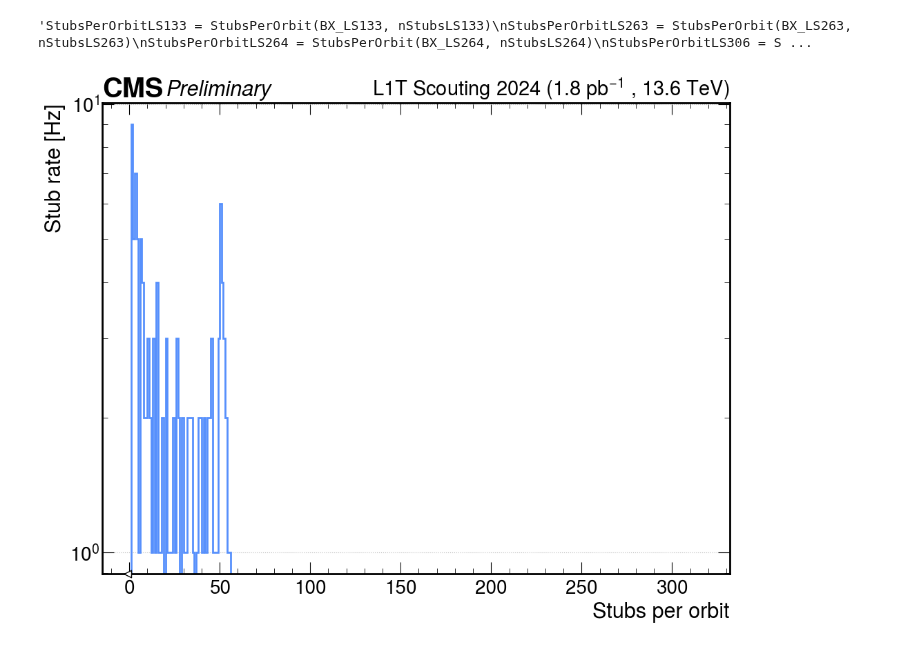
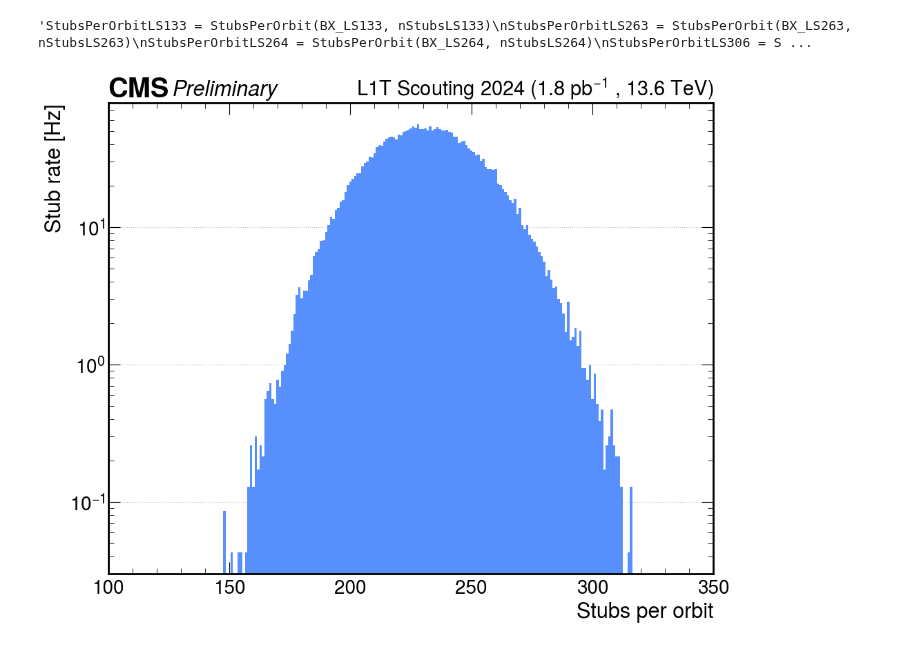
Before and after one commit to francescoreschio/Tesi-Triennale, a Jupyter notebook: Codice/Stubs.ipynb, the cells around one changed output. Cells and saved outputs as stored; diff of their text form; code cells hidden in the pictures.

```diff
--- a/Codice/Stubs.ipynb
+++ b/Codice/Stubs.ipynb
@@ -272,34 +272,34 @@ StubsPerOrbitLS306 = StubsPerOrbit(BX_LS306, nStubsLS306)'''
 # %%
 StubsPerOrbit = ConvertToHz(StubsPerOrbitLS133 + StubsPerOrbitLS263 + StubsPerOrbitLS264 + StubsPerOrbitLS306)
 
 fig, ax = plt.subplots(figsize= FIGSIZE, constrained_layout=True)
 
 set_label_font(ax, FONTSIZE)
 set_tick_font(ax, FONTSIZE - 2)
 draw_cms_label(ax, fontsize= FONTSIZE)
 
 bins = np.arange(1, len(StubsPerOrbit) + 1)
 
 StubsPerOrbit_Hist = hist.Hist(hist.axis.Variable(bins, name="Stubs", ))
 
 StubsPerOrbit_Hist.fill(Stubs=StubsPerOrbit)
-hep.histplot(StubsPerOrbit_Hist, label = "Stubs per Orbit", ax=ax, yerr = False, lw = 2)
+#hep.histplot(StubsPerOrbit_Hist, label = "Stubs per Orbit", ax=ax, yerr = False, lw = 2)
 
 
-#ax.bar(np.arange(1, len(StubsPerOrbit) + 1), StubsPerOrbit, width=1)
+ax.bar(np.arange(1, len(StubsPerOrbit) + 1), StubsPerOrbit, width=1)
 
 
 #ax.set_xticks(ticks=np.arange(20), labels=np.arange(0, 20, 1))
 ax.tick_params(axis='x', which='minor')
 ax.set_xlabel('Stubs per orbit')
 ax.set_ylabel('Stub rate [Hz]')
-#ax.set_xlim(100, 350)
+ax.set_xlim(100, 350)
 
 ax.grid(visible=True, axis='y')
 ax.set_yscale('log')
 ax.set_axisbelow(True)
 
 
 plt.savefig("../Immagini/StubsPerOrbit.pdf")
 # %% [output]
-[figure, old version]
+[figure, new version]
```
Also changed, not shown: 12 other files.
